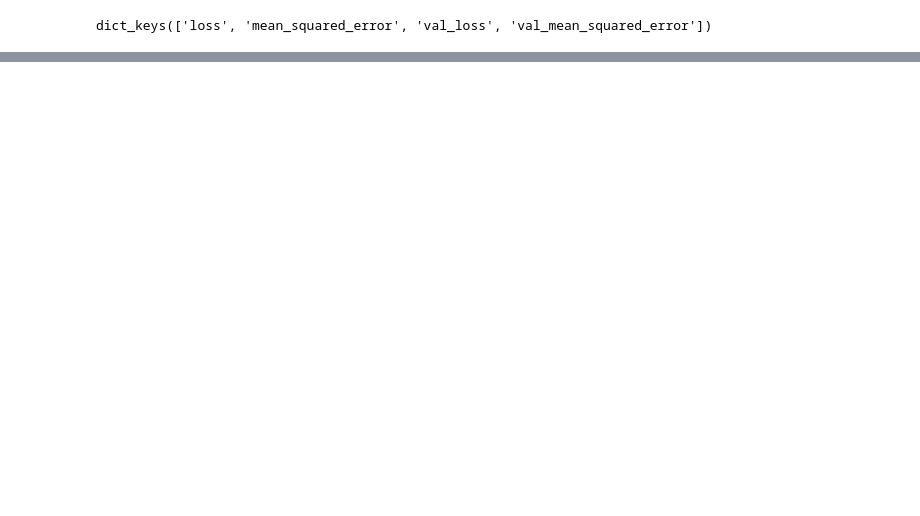
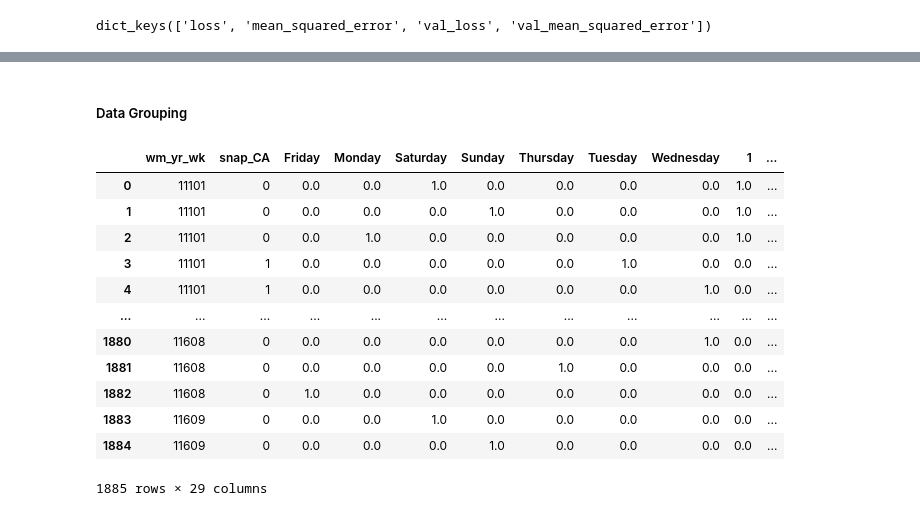
Before and after one commit to Juliano-Nassar/ML-Sales-Predictor, a Jupyter notebook: Codigo/Modelos.ipynb, the cells around one changed output, grey strips where cells are left out. Saved outputs shown, nothing was run; the diff lists cells and outputs as text; code cells hidden in the pictures; blank space fills up the shorter version.

```diff
--- a/Codigo/Modelos.ipynb
+++ b/Codigo/Modelos.ipynb
@@ -204,0 +301,25 @@ plt.show()
+# %%
+X = features.drop(['wday','year','d','snap_TX','snap_WI','No Event'],axis = 1)
+X_full_train, X_test, y_full_train, y_test = X[:1941-28], X[1941-28:], y[:1941-28], y[1941-28:]
+X_val, y_val, X_train, y_train = X_full_train[-28:], y_full_train[-28:], X_full_train[:-28], y_full_train[:-28]
+# %%
+data = pd.concat([X_train, y_train.reset_index(drop=True)], axis=1)
+test_data = pd.concat([X_test, y_test.reset_index(drop=True)], axis=1)
+# %% [markdown]
+##### Data Grouping
+# %%
+data
+# %% [output]
+|  | wm_yr_wk | snap_CA | Friday | Monday | Saturday | Sunday | Thursday | Tuesday | Wednesday | 1 | ... |
+| 0 | 11101 | 0 | 0.0 | 0.0 | 1.0 | 0.0 | 0.0 | 0.0 | 0.0 | 1.0 | ... |
+| 1 | 11101 | 0 | 0.0 | 0.0 | 0.0 | 1.0 | 0.0 | 0.0 | 0.0 | 1.0 | ... |
+| 2 | 11101 | 0 | 0.0 | 1.0 | 0.0 | 0.0 | 0.0 | 0.0 | 0.0 | 1.0 | ... |
+| 3 | 11101 | 1 | 0.0 | 0.0 | 0.0 | 0.0 | 0.0 | 1.0 | 0.0 | 0.0 | ... |
+| 4 | 11101 | 1 | 0.0 | 0.0 | 0.0 | 0.0 | 0.0 | 0.0 | 1.0 | 0.0 | ... |
+| ... | ... | ... | ... | ... | ... | ... | ... | ... | ... | ... | ... |
+| 1880 | 11608 | 0 | 0.0 | 0.0 | 0.0 | 0.0 | 0.0 | 0.0 | 1.0 | 0.0 | ... |
+| 1881 | 11608 | 0 | 0.0 | 0.0 | 0.0 | 0.0 | 1.0 | 0.0 | 0.0 | 0.0 | ... |
+| 1882 | 11608 | 0 | 1.0 | 0.0 | 0.0 | 0.0 | 0.0 | 0.0 | 0.0 | 0.0 | ... |
+| 1883 | 11609 | 0 | 0.0 | 0.0 | 1.0 | 0.0 | 0.0 | 0.0 | 0.0 | 0.0 | ... |
+| 1884 | 11609 | 0 | 0.0 | 0.0 | 0.0 | 1.0 | 0.0 | 0.0 | 0.0 | 0.0 | ... |
+1885 rows × 29 columns
```
Also changed, not shown: parts of 37 cells of this notebook.
